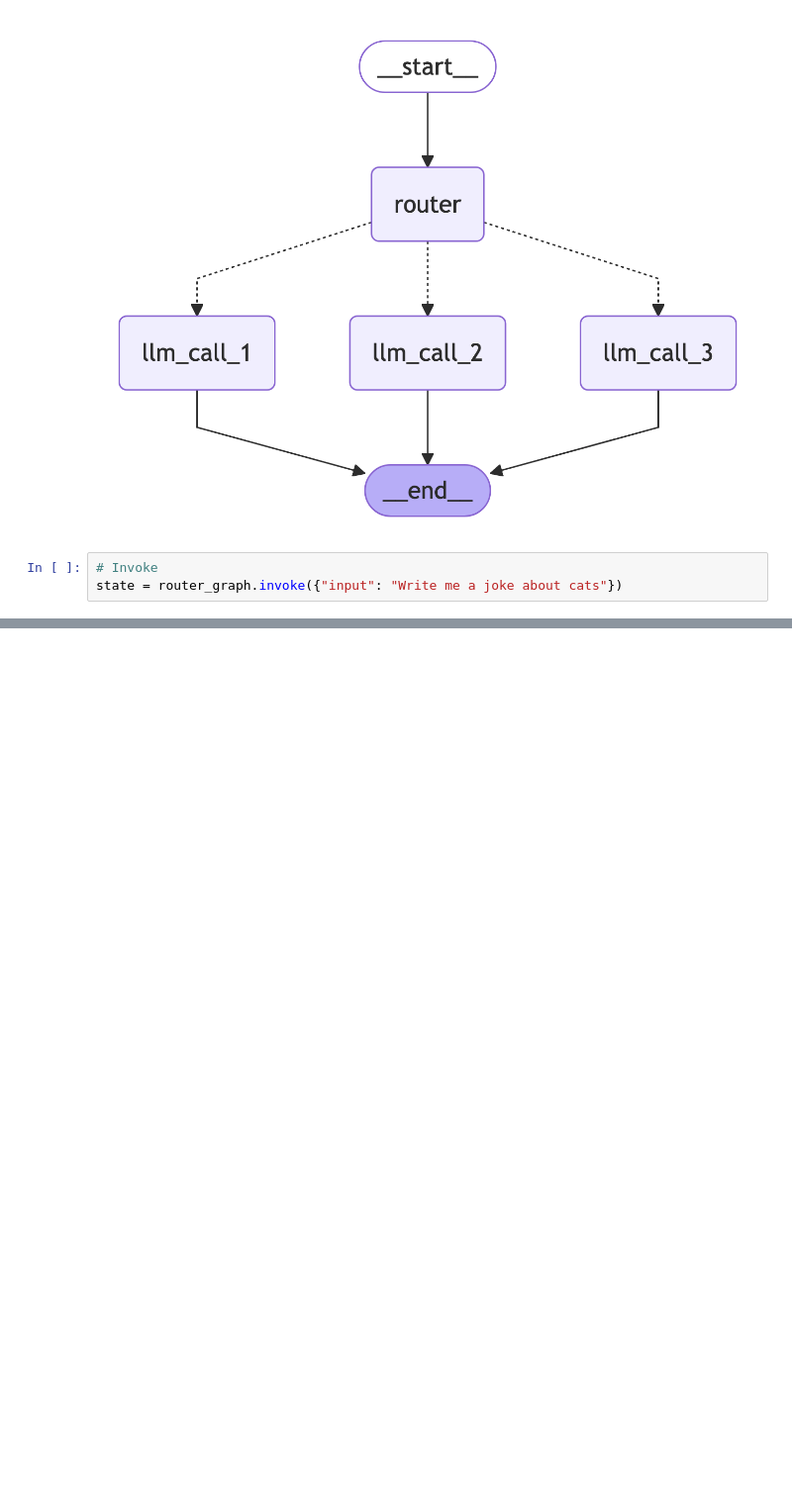
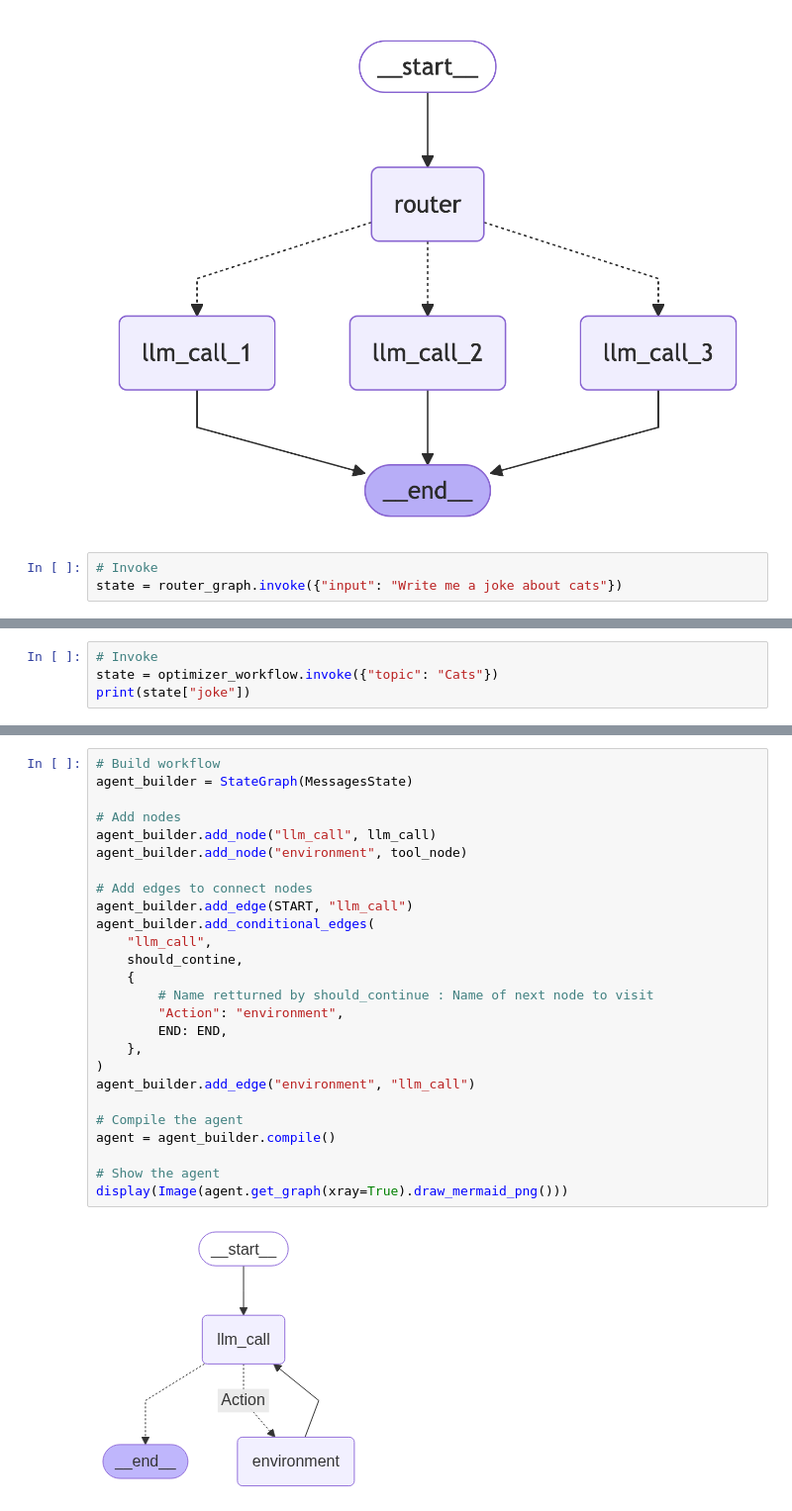
Before and after one commit to kimbyl/langgraph-guide, a Jupyter notebook: notebooks/tutorials-workflows.ipynb, the cells around one changed output, grey strips where cells are left out. Shown at 99% size. Cells and saved outputs as stored; diff of their text form; blank space fills up the shorter version.

```diff
--- a/notebooks/tutorials-workflows.ipynb
+++ b/notebooks/tutorials-workflows.ipynb
@@ -388,0 +658,4 @@ Because he wanted to be a first-aid kit!
+# %%
+# Invoke
+state = optimizer_workflow.invoke({"topic": "Cats"})
+print(state["joke"])
@@ -388,0 +782,28 @@ Because he wanted to be a first-aid kit!
+# %%
+# Build workflow
+agent_builder = StateGraph(MessagesState)
+
+# Add nodes
+agent_builder.add_node("llm_call", llm_call)
+agent_builder.add_node("environment", tool_node)
+
+# Add edges to connect nodes
+agent_builder.add_edge(START, "llm_call")
+agent_builder.add_conditional_edges(
+    "llm_call",
+    should_contine,
+    {
+        # Name retturned by should_continue : Name of next node to visit
+        "Action": "environment",
+        END: END,
+    },
+)
+agent_builder.add_edge("environment", "llm_call")
+
+# Compile the agent
+agent = agent_builder.compile()
+
+# Show the agent
+display(Image(agent.get_graph(xray=True).draw_mermaid_png()))
+# %% [output]
+[figure, added]
```
Also changed, not shown: parts of 37 cells of this notebook, 5 other files.
